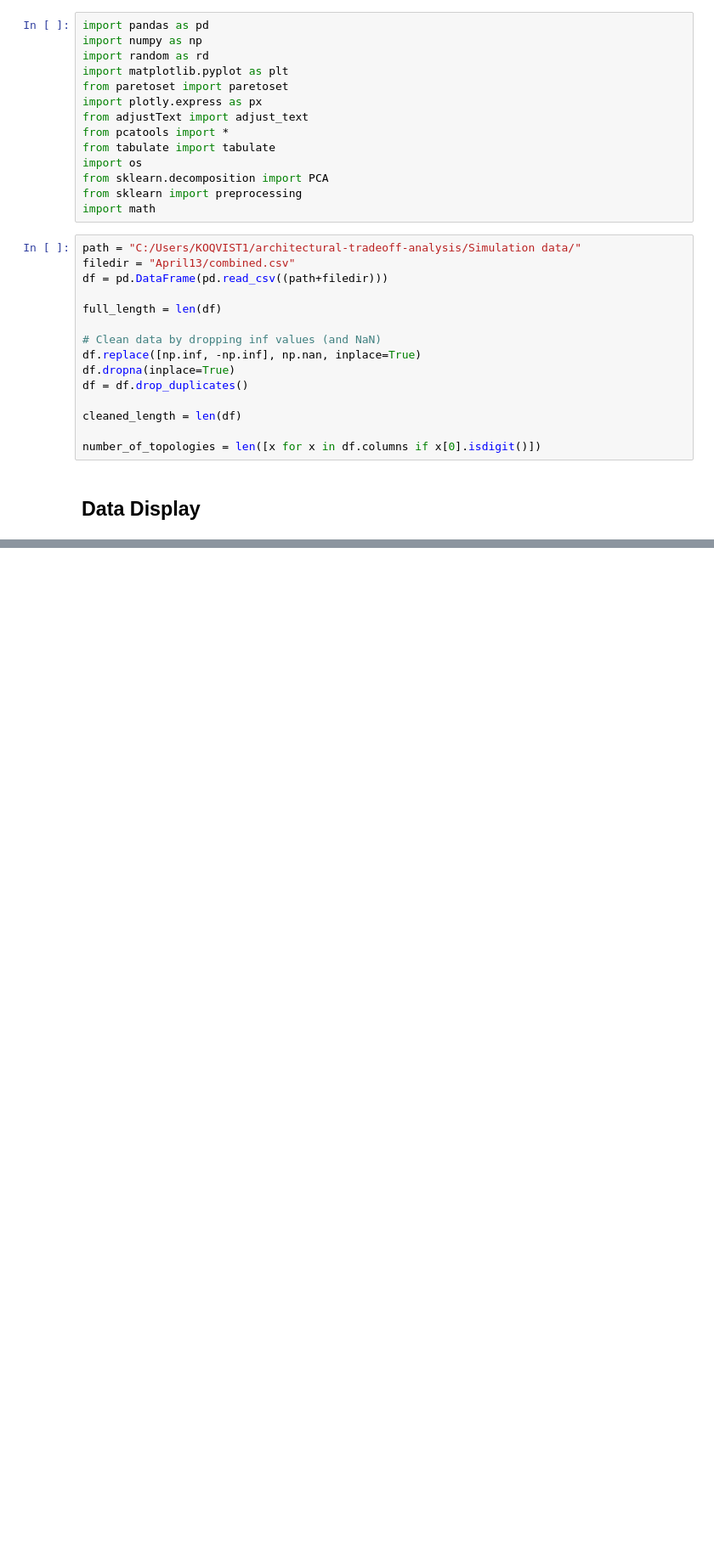
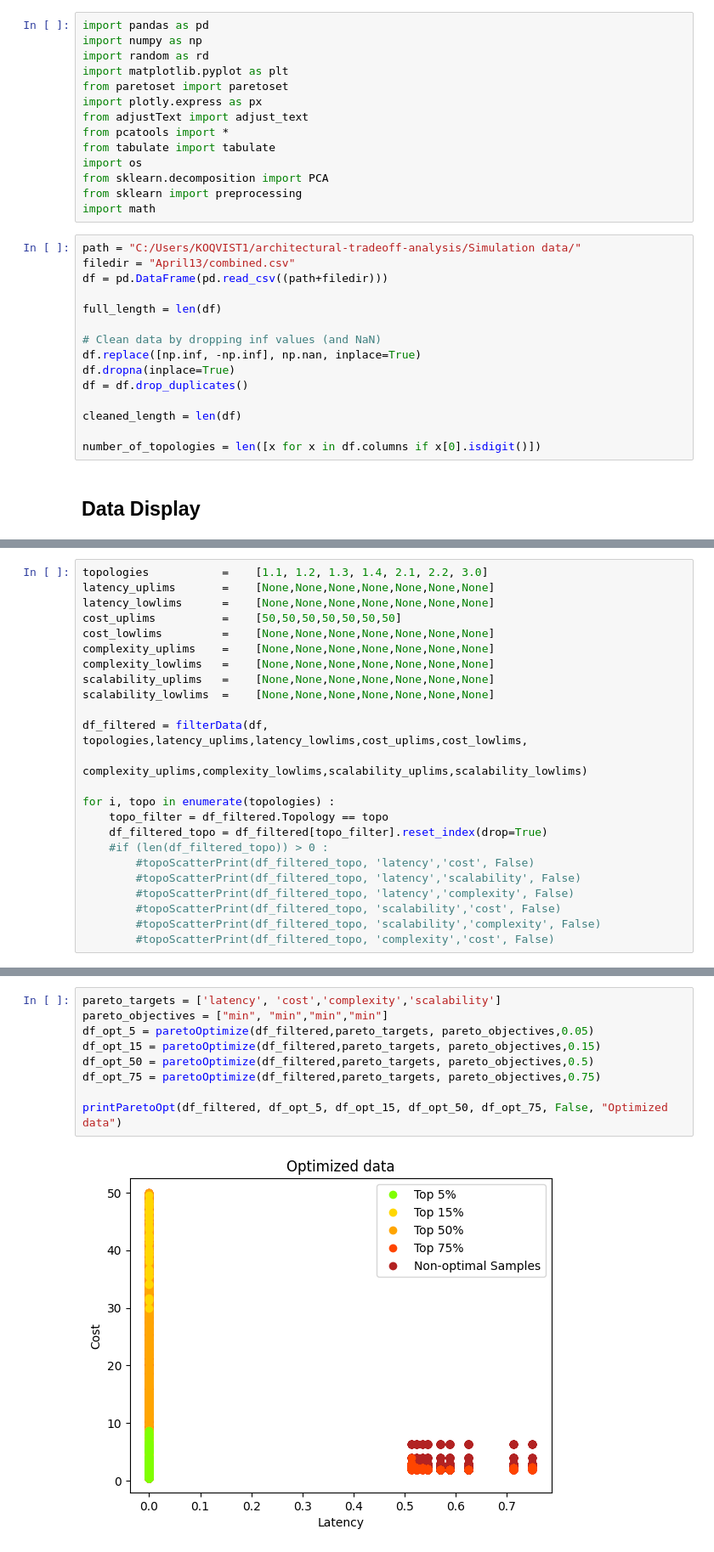
Before and after one commit to karloq/architectural-tradeoff-analysis, a Jupyter notebook: Analysis/PCA_analysis.ipynb, the cells around one changed output, grey strips where cells are left out. Shown at 85% size. Drawn from its saved outputs; the diff is of its cells as text; blank space fills up the shorter version.

```diff
--- a/Analysis/PCA_analysis.ipynb
+++ b/Analysis/PCA_analysis.ipynb
@@ -104,0 +36,24 @@ printPareto(df_filtered,df_pareto, pareto_targets, True)
+# %%
+topologies           =    [1.1, 1.2, 1.3, 1.4, 2.1, 2.2, 3.0]
+latency_uplims       =    [None,None,None,None,None,None,None]
+latency_lowlims      =    [None,None,None,None,None,None,None]
+cost_uplims          =    [50,50,50,50,50,50,50]
+cost_lowlims         =    [None,None,None,None,None,None,None]
+complexity_uplims    =    [None,None,None,None,None,None,None]
+complexity_lowlims   =    [None,None,None,None,None,None,None]
+scalability_uplims   =    [None,None,None,None,None,None,None]
+scalability_lowlims  =    [None,None,None,None,None,None,None]
+
+df_filtered = filterData(df, topologies,latency_uplims,latency_lowlims,cost_uplims,cost_lowlims,
+                        complexity_uplims,complexity_lowlims,scalability_uplims,scalability_lowlims)
+
+for i, topo in enumerate(topologies) :
+    topo_filter = df_filtered.Topology == topo
+    df_filtered_topo = df_filtered[topo_filter].reset_index(drop=True)
+    #if (len(df_filtered_topo)) > 0 :
+        #topoScatterPrint(df_filtered_topo, 'latency','cost', False)
+        #topoScatterPrint(df_filtered_topo, 'latency','scalability', False)
+        #topoScatterPrint(df_filtered_topo, 'latency','complexity', False)
+        #topoScatterPrint(df_filtered_topo, 'scalability','cost', False)
+        #topoScatterPrint(df_filtered_topo, 'scalability','complexity', False)
+        #topoScatterPrint(df_filtered_topo, 'complexity','cost', False)
@@ -104,0 +64,11 @@ printPareto(df_filtered,df_pareto, pareto_targets, True)
+# %%
+pareto_targets = ['latency', 'cost','complexity','scalability']
+pareto_objectives = ["min", "min","min","min"]
+df_opt_5 = paretoOptimize(df_filtered,pareto_targets, pareto_objectives,0.05)
+df_opt_15 = paretoOptimize(df_filtered,pareto_targets, pareto_objectives,0.15)
+df_opt_50 = paretoOptimize(df_filtered,pareto_targets, pareto_objectives,0.5)
+df_opt_75 = paretoOptimize(df_filtered,pareto_targets, pareto_objectives,0.75)
+
+printParetoOpt(df_filtered, df_opt_5, df_opt_15, df_opt_50, df_opt_75, False, "Optimized data")
+# %% [output]
+[figure, added]
```
Also changed, not shown: parts of 18 cells of this notebook, 2 other files.
